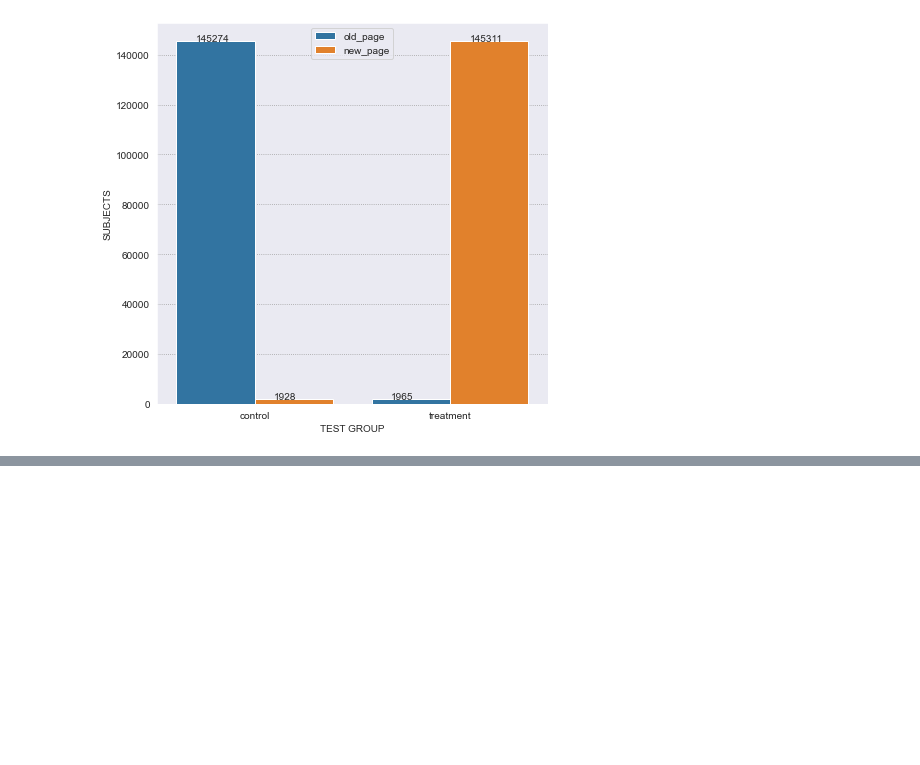
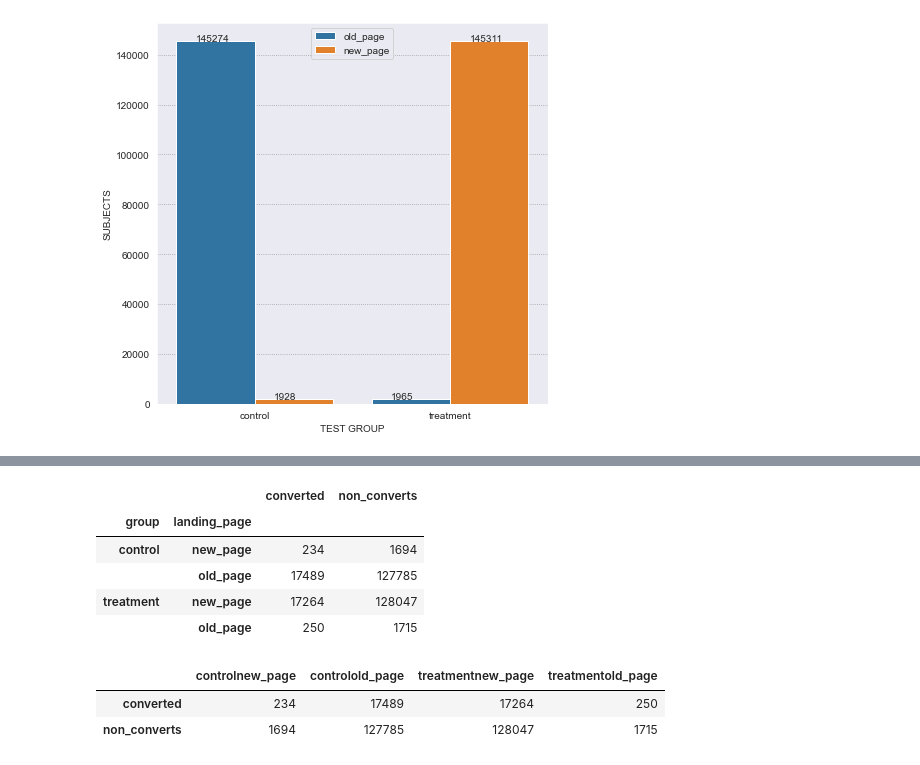
Before and after one commit to josephine-amponsah/web-feature-selection, a Jupyter notebook: chi-square-test.ipynb, the cells around one changed output, grey strips where cells are left out. Cells and saved outputs as stored; diff of their text form; code cells hidden in the pictures; blank space fills up the shorter version.

```diff
--- a/chi-square-test.ipynb
+++ b/chi-square-test.ipynb
@@ -82,0 +99,11 @@ data.groupby(['group', 'landing_page']).sum('converted')
+# %%
+rc_df = data_grouped[['converted', 'non_converts']]
+# %%
+rc_df
+# %% [output]
+|  |  | converted | non_converts |
+| group | landing_page |  |  |
+| control | new_page | 234 | 1694 |
+|  | old_page | 17489 | 127785 |
+| treatment | new_page | 17264 | 128047 |
+|  | old_page | 250 | 1715 |
@@ -82,0 +112,8 @@ data.groupby(['group', 'landing_page']).sum('converted')
+# %%
+#rc_df = pd.DataFrame(rc_df, columns=cols,index=new_index)
+rc_df.columns = [''.join(col) for col in rc_df.columns]
+rc_df
+# %% [output]
+|  | controlnew_page | controlold_page | treatmentnew_page | treatmentold_page |
+| converted | 234 | 17489 | 17264 | 250 |
+| non_converts | 1694 | 127785 | 128047 | 1715 |
```
Also changed, not shown: parts of 10 cells of this notebook.
